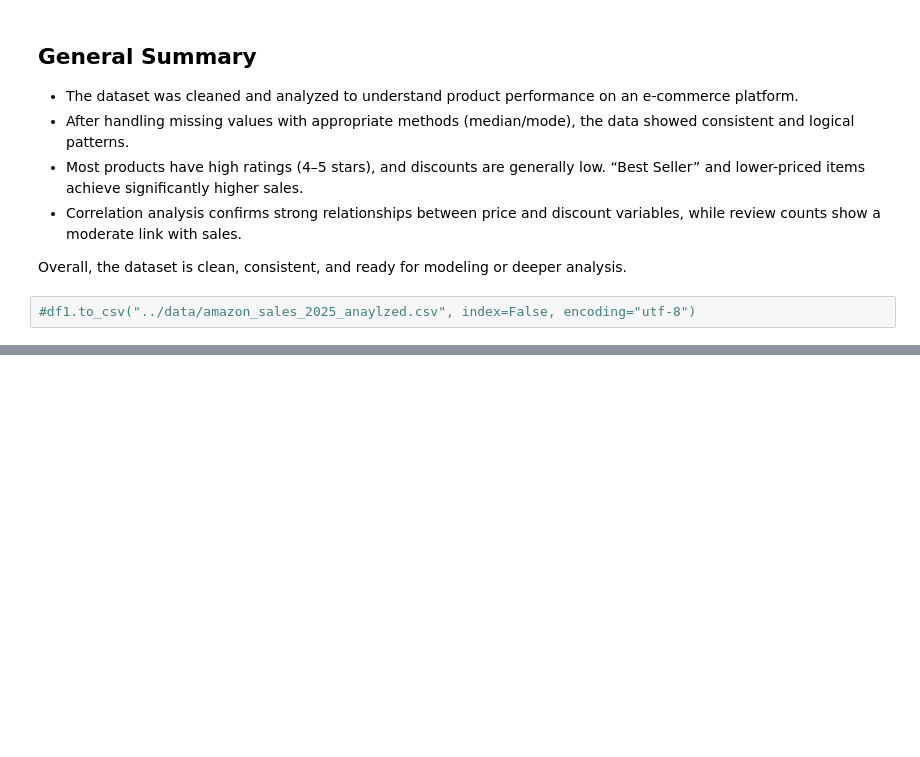
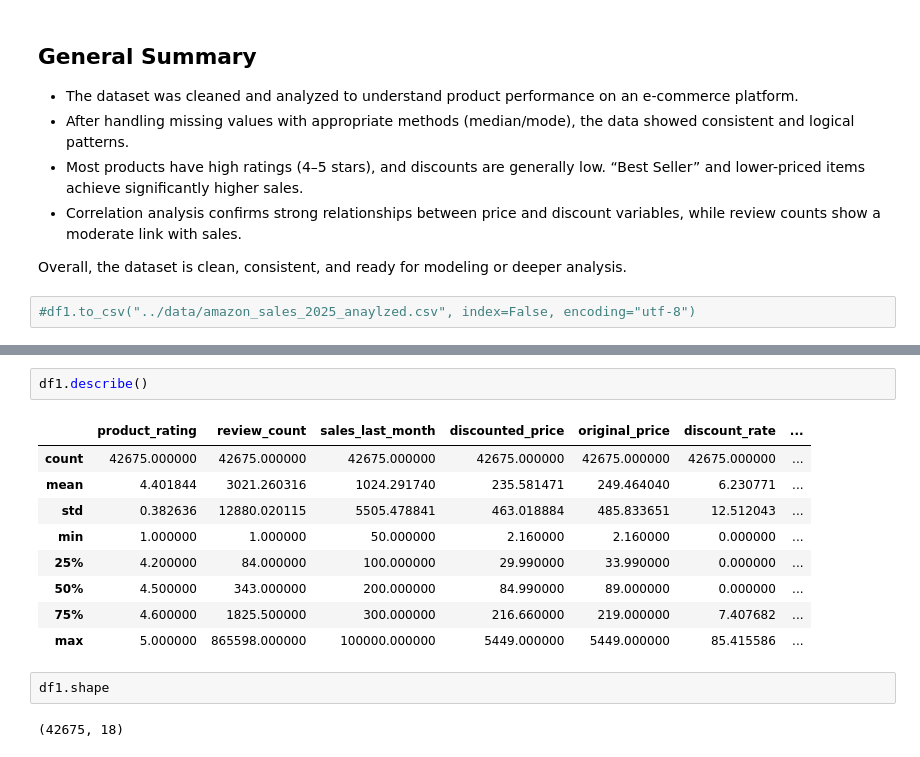
Before and after one commit to berilkln/amazon-product-sales-ML-project, a Jupyter notebook: notebooks/data_analysis.ipynb, the cells around one changed output, grey strips where cells are left out. Drawn from its saved outputs; the diff is of its cells as text; blank space fills up the shorter version.

```diff
--- a/notebooks/data_analysis.ipynb
+++ b/notebooks/data_analysis.ipynb
@@ -399,0 +420,16 @@ Overall, the dataset is clean, consistent, and ready for modeling or deeper anal
+# %%
+df1.describe()
+# %% [output]
+|  | product_rating | review_count | sales_last_month | discounted_price | original_price | discount_rate | ... |
+| count | 42675.000000 | 42675.000000 | 42675.000000 | 42675.000000 | 42675.000000 | 42675.000000 | ... |
+| mean | 4.401844 | 3021.260316 | 1024.291740 | 235.581471 | 249.464040 | 6.230771 | ... |
+| std | 0.382636 | 12880.020115 | 5505.478841 | 463.018884 | 485.833651 | 12.512043 | ... |
+| min | 1.000000 | 1.000000 | 50.000000 | 2.160000 | 2.160000 | 0.000000 | ... |
+| 25% | 4.200000 | 84.000000 | 100.000000 | 29.990000 | 33.990000 | 0.000000 | ... |
+| 50% | 4.500000 | 343.000000 | 200.000000 | 84.990000 | 89.000000 | 0.000000 | ... |
+| 75% | 4.600000 | 1825.500000 | 300.000000 | 216.660000 | 219.000000 | 7.407682 | ... |
+| max | 5.000000 | 865598.000000 | 100000.000000 | 5449.000000 | 5449.000000 | 85.415586 | ... |
+# %%
+df1.shape
+# %% [output]
+(42675, 18)
```
Also changed, not shown: parts of 1 cell of this notebook, 4 other files.
